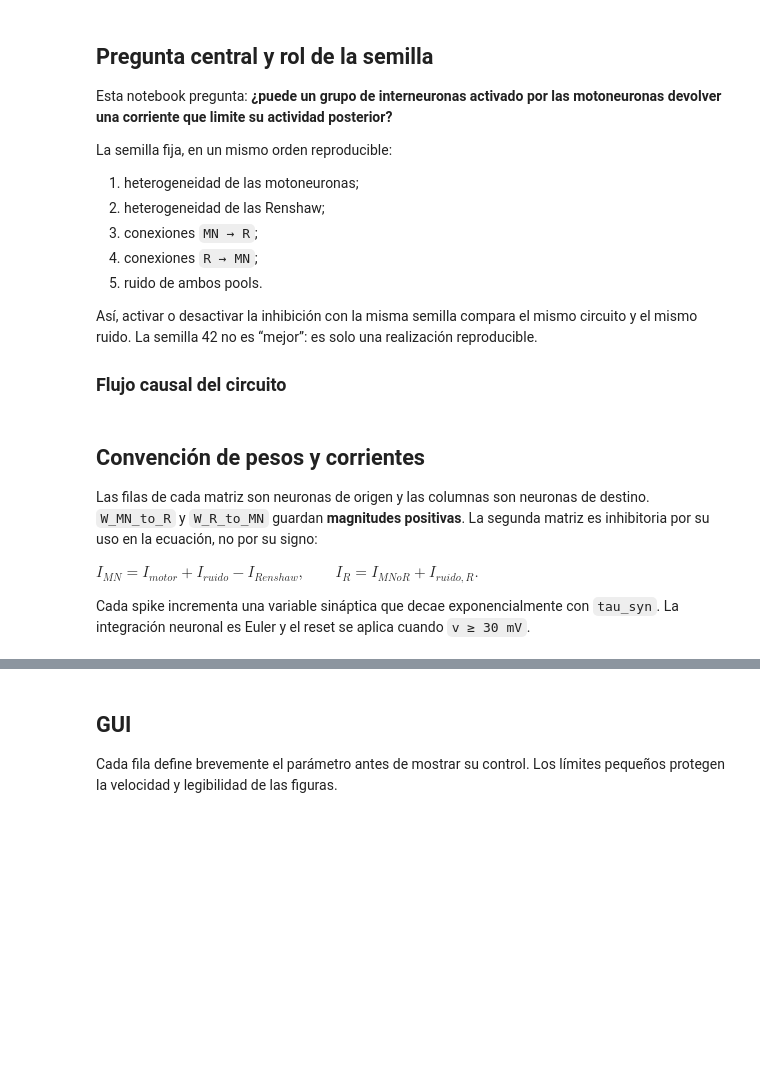
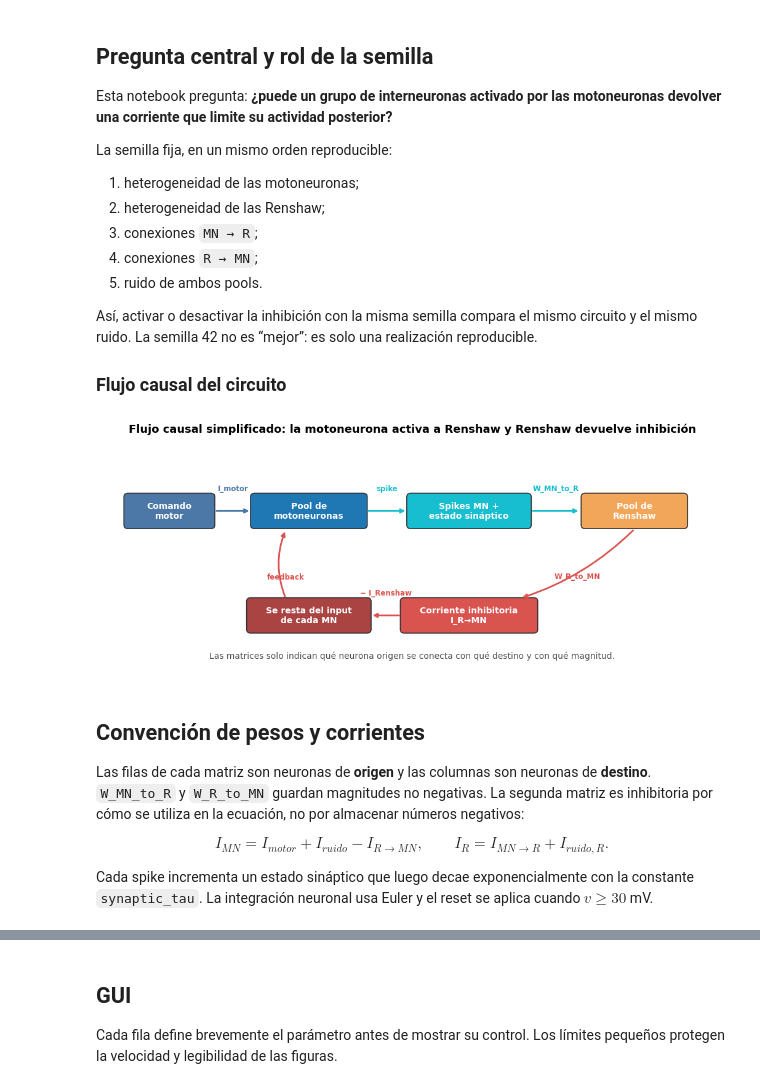
Before and after one commit to juanchi1789/Neural-Network-exploration, a Jupyter notebook: notebooks/03_recurrent_inhibition_renshaw.ipynb, the cells around one changed output, grey strips where cells are left out. Cells and saved outputs as stored; diff of their text form; code cells hidden in the pictures; blank space fills up the shorter version.

```diff
--- a/notebooks/03_recurrent_inhibition_renshaw.ipynb
+++ b/notebooks/03_recurrent_inhibition_renshaw.ipynb
@@ -50,12 +70,23 @@ plt.show()
+# %%
+# Recargar el módulo evita que un kernel antiguo conserve una versión previa sin esta función.
+import importlib
+import src.visualization as visualization
+
+visualization = importlib.reload(visualization)
+visualization.plot_renshaw_signal_flow()
+plt.show()
+# %% [output]
+[figure, added]
 # %% [markdown]
 ## Convención de pesos y corrientes
 
-Las filas de cada matriz son neuronas de origen y las columnas son neuronas de destino. `W_MN_to_R` y `W_R_to_MN` guardan **magnitudes positivas**. La segunda matriz es inhibitoria por su uso en la ecuación, no por su signo:
+Las filas de cada matriz son neuronas de **origen** y las columnas son neuronas de **destino**. `W_MN_to_R` y `W_R_to_MN` guardan magnitudes no negativas. La segunda matriz es inhibitoria por cómo se utiliza en la ecuación, no por almacenar números negativos:
 
-$
-I_{MN}=I_{motor}+I_{ruido}-I_{Renshaw},\qquad
-I_R=I_{MN	o R}+I_{ruido,R}.
-$
+$$
+I_{MN}=I_{motor}+I_{ruido}-I_{R\rightarrow MN},
+\qquad
+I_R=I_{MN\rightarrow R}+I_{ruido,R}.
+$$
 
-Cada spike incrementa una variable sináptica que decae exponencialmente con `tau_syn`. La integración neuronal es Euler y el reset se aplica cuando `v ≥ 30 mV`.
+Cada spike incrementa un estado sináptico que luego decae exponencialmente con la constante `synaptic_tau`. La integración neuronal usa Euler y el reset se aplica cuando $v \geq 30$ mV.
 # %% [markdown]
```
Also changed, not shown: parts of 9 cells of this notebook, 6 other files.
